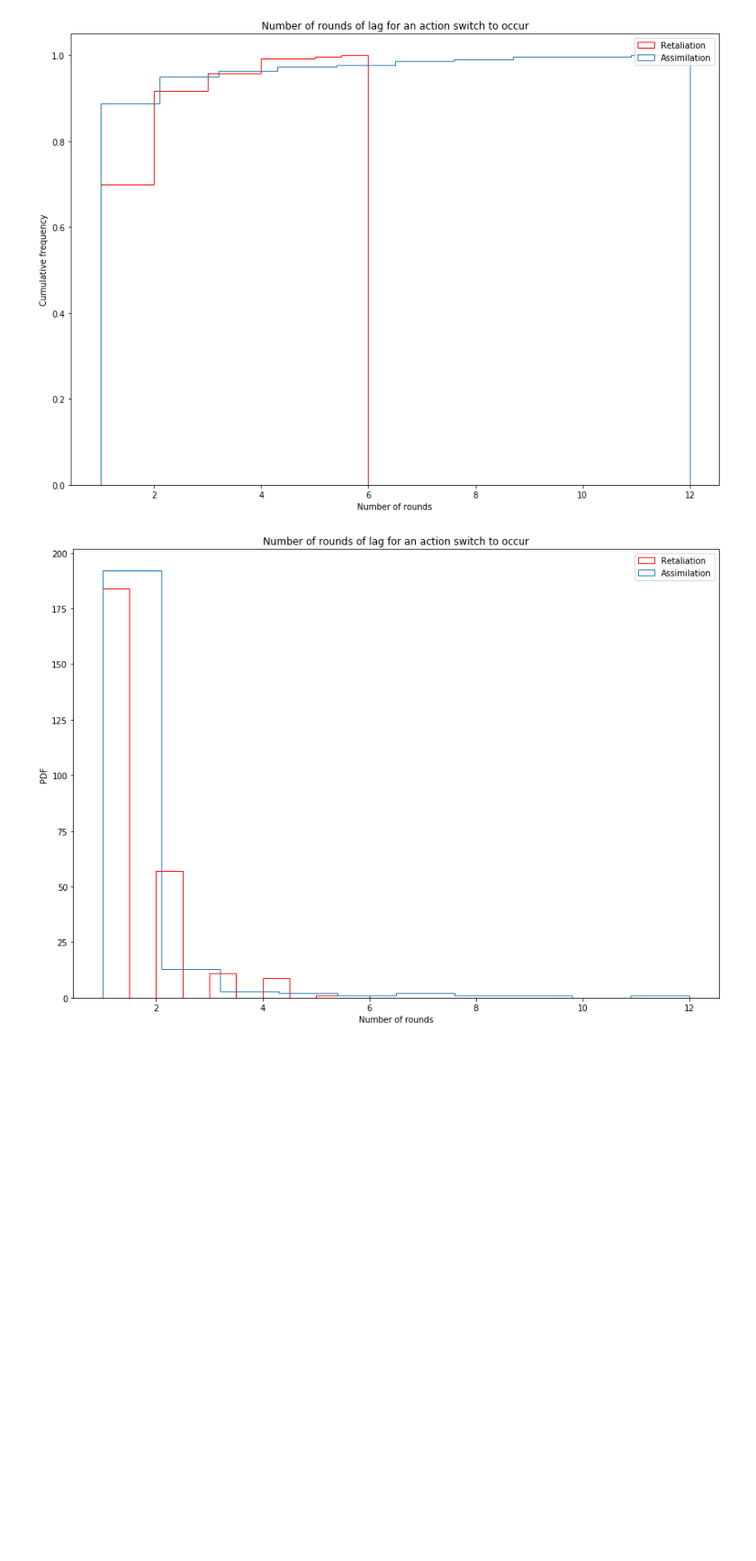
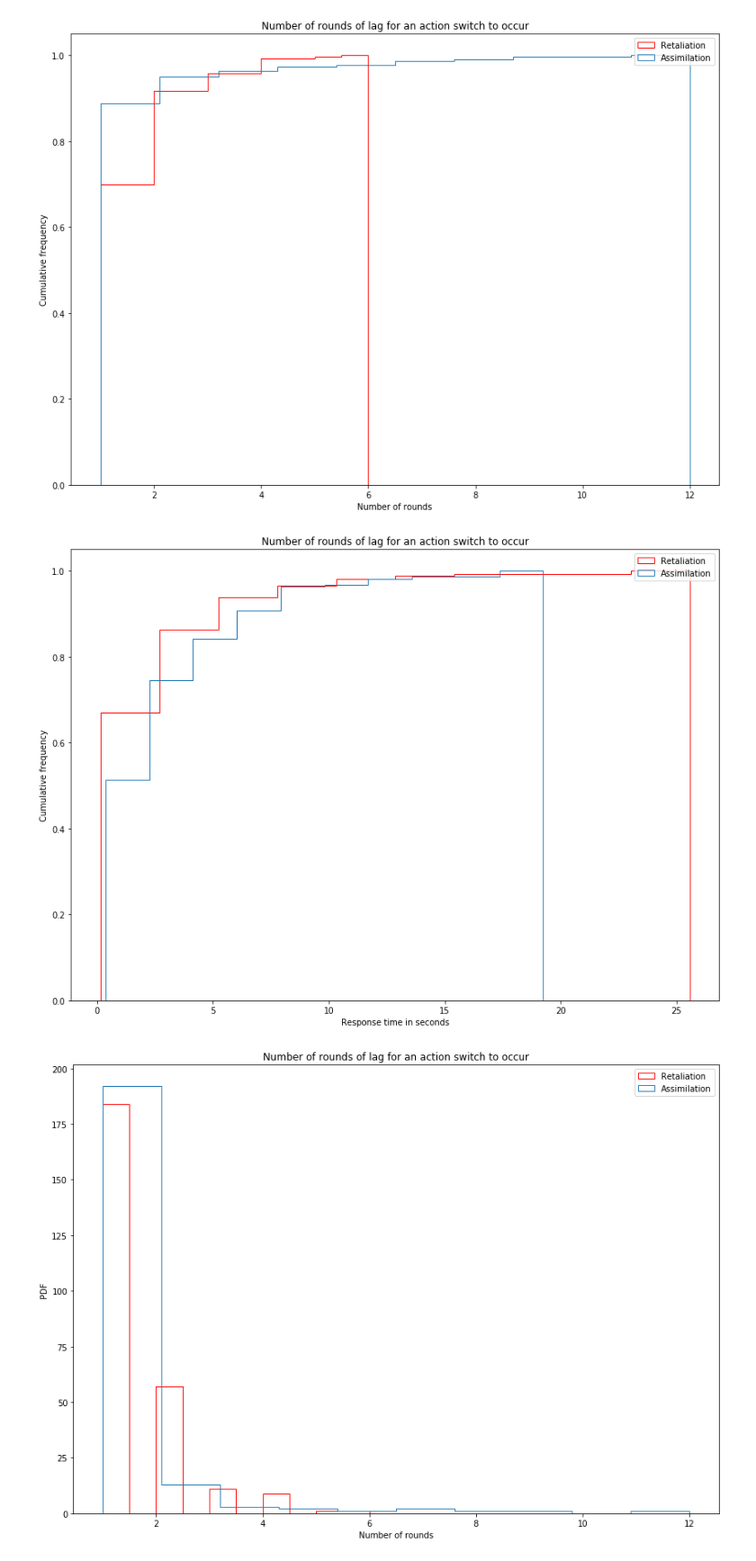
Before and after one commit to eladiomontero/DecisionTimes, a Jupyter notebook: First Experiments PD/decisionTimesAnalysis.ipynb, the cells around one changed output. Shown at 90% size. Drawn from its saved outputs; the diff is of its cells as text; code cells hidden in the pictures; blank space fills up the shorter version.

```diff
--- a/First Experiments PD/decisionTimesAnalysis.ipynb
+++ b/First Experiments PD/decisionTimesAnalysis.ipynb
@@ -380,0 +372,3 @@ data
+# %%
+data = hddm.load_csv("fixedActions.csv")
+data.head()
@@ -678,12 +674,12 @@ plot_rounds_context(["CCD", "DDC"], "z", "Bias")
 # %% [output]
 [figure]
 # %%
-def actionChange(actions1, actions2, user1, user2):
+def actionChange(actions1, actions2, user1, user2, rt):
     if len(actions1) != len(actions2): return "Lenghts mismatch" #Raise exception
     rounds = len(actions1)
     prev1 = ""
     prev2 = ""
-    switch_events = pd.DataFrame(columns=["type", "lag", "subject", "round"])
+    switch_events = pd.DataFrame(columns=["type", "lag", "subject", "round", "rt"])
     lag = 0
     for r in range(0, rounds):
         if r ==0:
@@ -694,7 +690,7 @@ def actionChange(actions1, actions2, user1, user2):
         elif actions1[r] != prev1:
             switch_events = switch_events.append(
                 {"context": prev2, "type": "%s%s" % (prev1, actions1[r]),
-                 "lag": lag, "subject": user1, "round": r + 1}, ignore_index=True)
+                 "lag": lag, "subject": user1, "round": r + 1, "rt": rt[r]}, ignore_index=True)
             lag = 0
         if actions2[r] == prev2:
             lag += 1
@@ -746,5 +733,7 @@ for u in users:
     opp = str(df.opponent.unique())
     acc1 = df.action_player.values
     acc2 = df.action_opponent.values
-    switches = switches.append(actionChange(acc1, acc2, u, opp))
+    rt = df["rt"].values
+    switches = switches.append(actionChange(acc1, acc2, u, opp, rt))
     actions = actions.append(actionCounts(df.actions, u), ignore_index=True)
+switches
@@ -824,6 +832,30 @@ plt.title("Number of rounds of lag for an action switch to occur")
 plt.show()
 # %% [output]
 [figure]
+# %%
+plt.figure(figsize = (14,10))
+switches.loc[(switches.context == "D") & (switches.type == "CD")].rt.abs().plot(
+    kind = "hist",
+    cumulative = 1,
+    density = True,
+    histtype='step',
+    color = "r",
+    label = "Retaliation")
+
+switches.loc[(switches.context == "C") & (switches.type == "DC")].rt.abs().plot(
+    kind = "hist",
+    cumulative = 1,
+    density = True,
+    histtype='step',
+    label = "Assimilation"
+)
+plt.legend(loc = "best")
+plt.ylabel("Cumulative frequency")
+plt.xlabel("Response time in seconds")
+plt.title("Number of rounds of lag for an action switch to occur")
+plt.show()
+# %% [output]
+[figure, added]
 # %%
 
 
```
Also changed, not shown: parts of 22 cells of this notebook, 32 other files.
